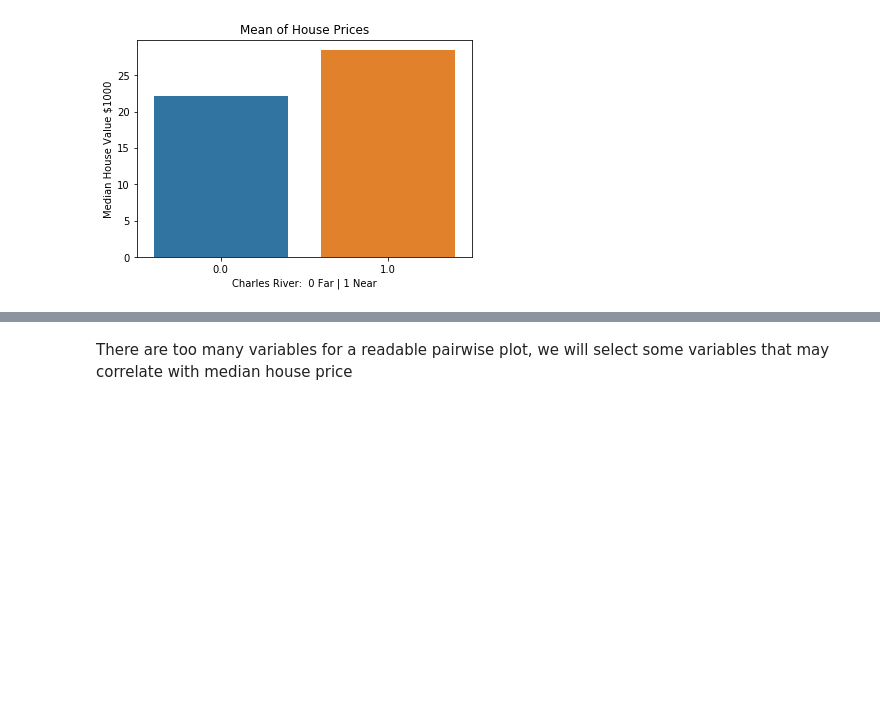
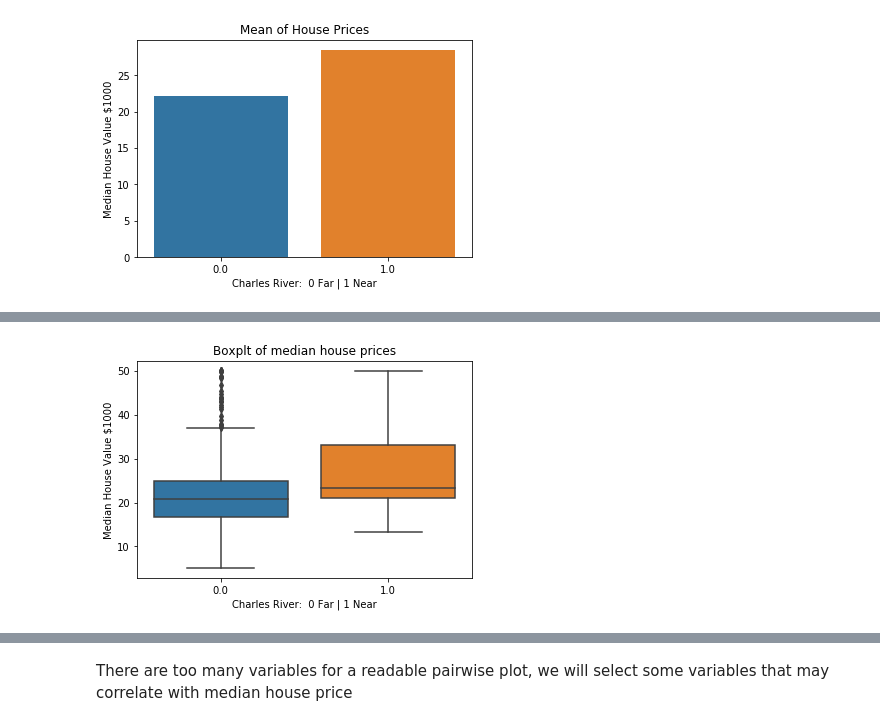
Before and after one commit to dermotkel/machine-learning, a Jupyter notebook: project.ipynb, the cells around one changed output, grey strips where cells are left out. Drawn from its saved outputs; the diff is of its cells as text; code cells hidden in the pictures; blank space fills up the shorter version.

```diff
--- a/project.ipynb
+++ b/project.ipynb
@@ -140,0 +152,8 @@ plt.show()
+# %%
+sns.boxplot(x="CHAS", y="MEDV", data=bostonDF)
+plt.xlabel('Charles River:  0 Far | 1 Near')
+plt.ylabel('Median House Value $1000')
+plt.title("Boxplt of median house prices")
+plt.show()
+# %% [output]
+[figure, added]
```
Also changed, not shown: parts of 8 cells of this notebook.
